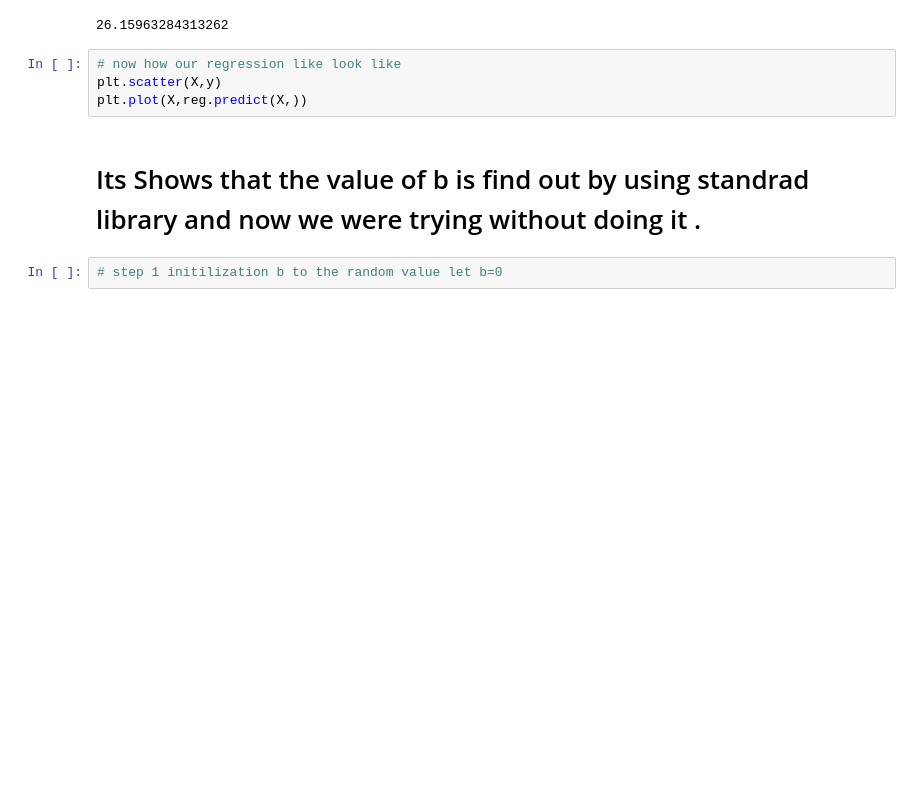
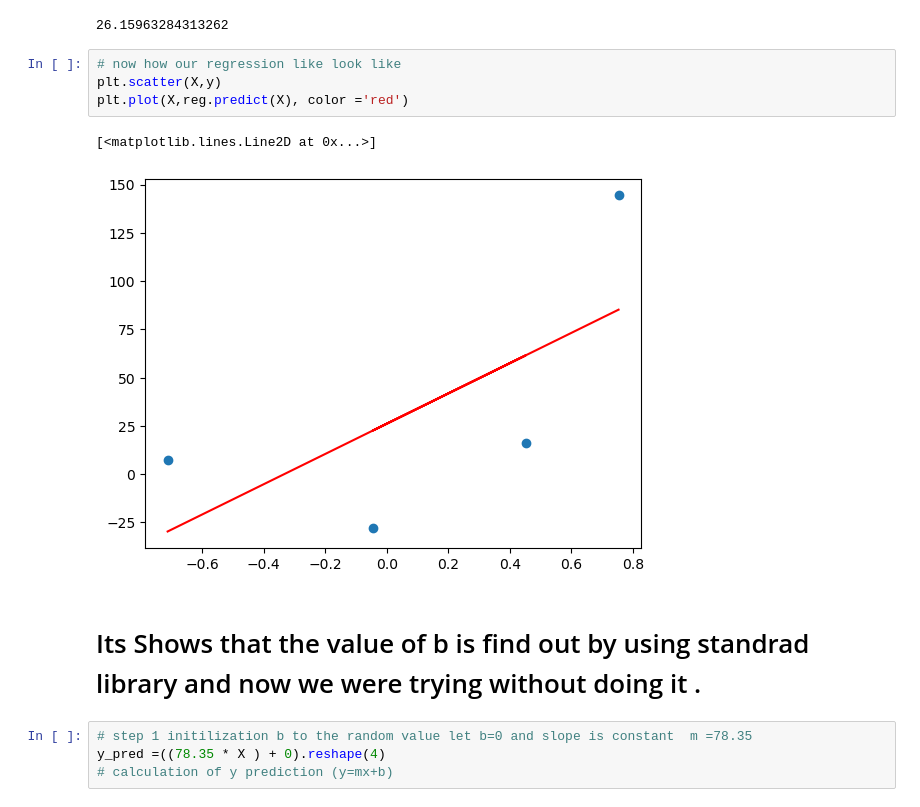
Before and after one commit to sandeshbhatta495/AI, a Jupyter notebook: Gradient Descent/code example of graient sescent .ipynb, the cells around one changed output. Drawn from its saved outputs; the diff is of its cells as text; blank space fills up the shorter version.

```diff
--- a/Gradient Descent/code example of graient sescent .ipynb
+++ b/Gradient Descent/code example of graient sescent .ipynb
@@ -33,8 +33,13 @@ reg.intercept_
 # %%
 # now how our regression like look like
 plt.scatter(X,y)
-plt.plot(X,reg.predict(X,))
+plt.plot(X,reg.predict(X), color ='red')
+# %% [output]
+[<matplotlib.lines.Line2D at 0x...>]
+[figure, added]
 # %% [markdown]
  # Its Shows that the value of b is find out by using standrad library and now we were trying without doing it .
 # %%
-# step 1 initilization b to the random value let b=0
+# step 1 initilization b to the random value let b=0 and slope is constant  m =78.35
+y_pred =((78.35 * X ) + 0).reshape(4)
+# calculation of y prediction (y=mx+b)
```
Also changed, not shown: parts of 2 cells of this notebook.
